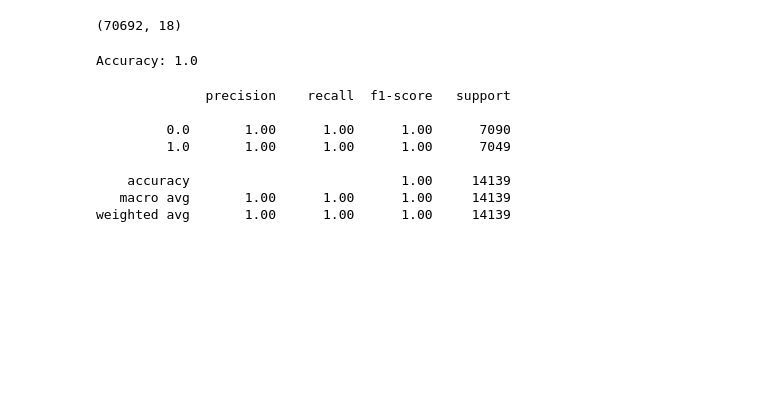
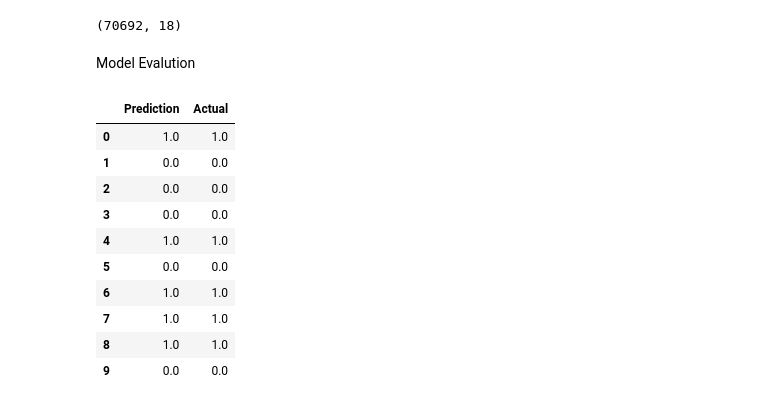
Before and after one commit to Sushil100040/Project-4, a Jupyter notebook: diabetes.ipynb, the cells around one changed output. Drawn from its saved outputs; the diff is of its cells as text; code cells hidden in the pictures; blank space fills up the shorter version.

```diff
--- a/diabetes.ipynb
+++ b/diabetes.ipynb
@@ -158,12 +127,7 @@ df.shape
 # %% [output]
 (70692, 18)
 # %%
-# Import the required libraries
-import numpy as np
-import pandas as pd
-from sklearn.ensemble import RandomForestClassifier
-from sklearn.model_selection import train_test_split
-from sklearn.metrics import accuracy_score
+
 
 
 
@@ -178,26 +142,25 @@ X_train, X_test, y_train, y_test = train_test_split(X, y, test_size=0.2, random_
 rf_classifier = RandomForestClassifier(n_estimators=1000, random_state=42)
 
 # Train the classifier using the training data
-rf_classifier.fit(X_train, y_train)
+rf_classifier = rf_classifier.fit(X_train, y_train)
 
 # Make predictions on the test set
 y_pred = rf_classifier.predict(X_test)
-
-# Evaluate the accuracy of the classifier
-accuracy = accuracy_score(y_test, y_pred)
-print("Accuracy:", accuracy)
-# %% [output]
-Accuracy: 1.0
-# %%
-# Classification report
-from sklearn.metrics import classification_report
-print(classification_report(y_test,y_pred))
-# %% [output]
-              precision    recall  f1-score   support
-
-         0.0       1.00      1.00      1.00      7090
-         1.0       1.00      1.00      1.00      7049
-
-    accuracy                           1.00     14139
-   macro avg       1.00      1.00      1.00     14139
-weighted avg       1.00      1.00      1.00     14139
+# %% [markdown]
+Model Evalution
+# %%
+predictions = rf_classifier.predict(X_test)
+results = pd.DataFrame({"Prediction": predictions, "Actual": y_test}).reset_index(drop=True)
+results.head(10)
+# %% [output]
+|  | Prediction | Actual |
+| 0 | 1.0 | 1.0 |
+| 1 | 0.0 | 0.0 |
+| 2 | 0.0 | 0.0 |
+| 3 | 0.0 | 0.0 |
+| 4 | 1.0 | 1.0 |
+| 5 | 0.0 | 0.0 |
+| 6 | 1.0 | 1.0 |
+| 7 | 1.0 | 1.0 |
+| 8 | 1.0 | 1.0 |
+| 9 | 0.0 | 0.0 |
```
Also changed, not shown: parts of 20 cells of this notebook, 1 other file.
